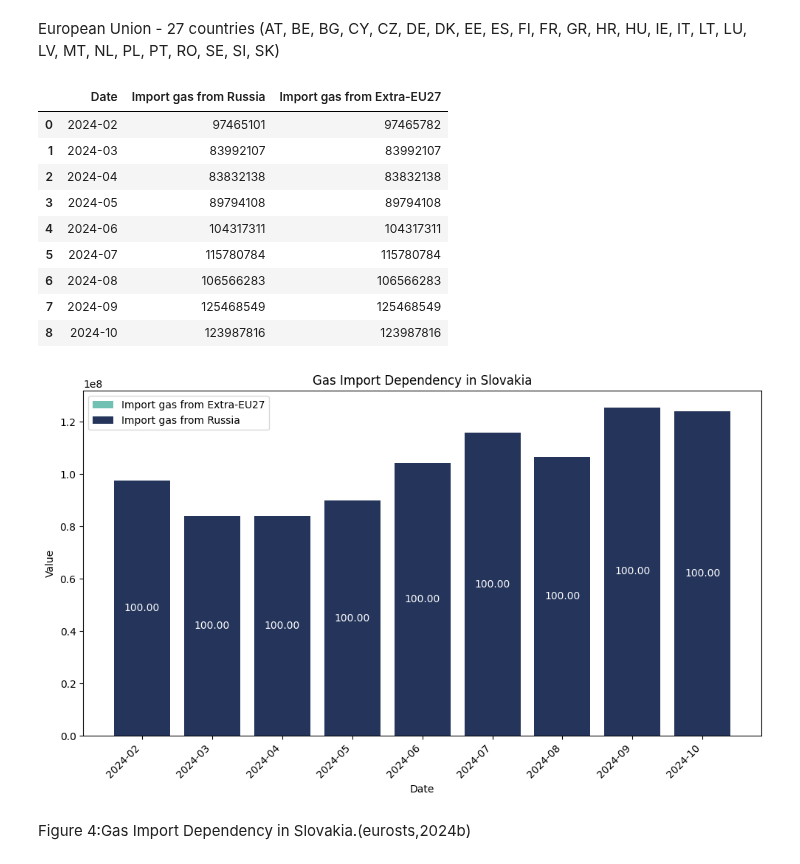
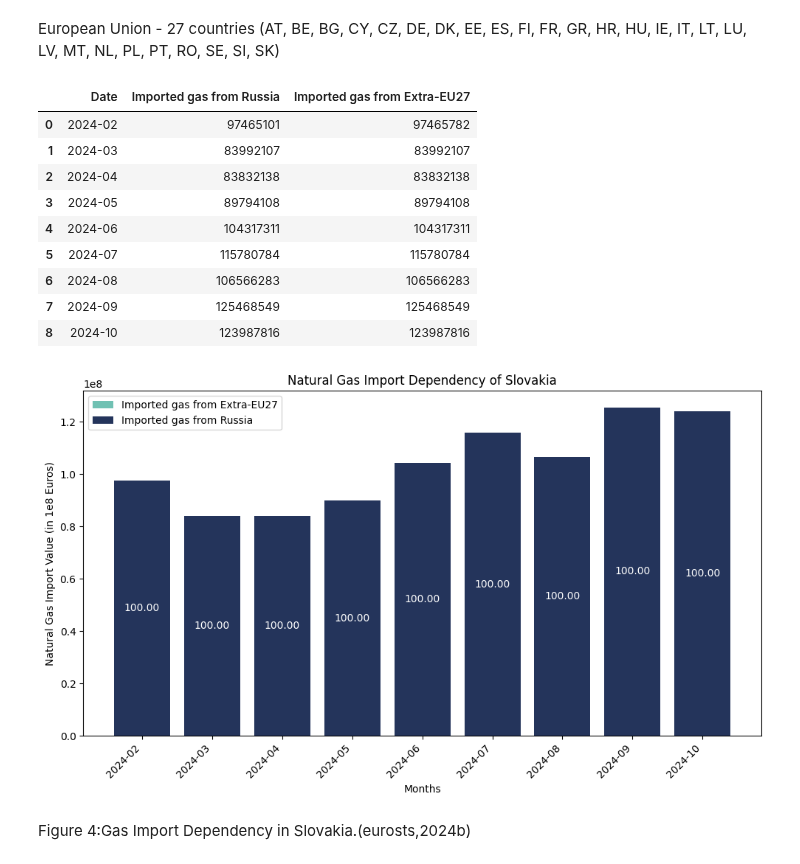
Before and after one commit to Anson422/Anson-Eva-Valerie, a Jupyter notebook: Stacked Bar Chart/H&S_gas_compare.ipynb, the cells around one changed output. Saved outputs shown, nothing was run; the diff lists cells and outputs as text; code cells hidden in the pictures.

```diff
--- a/Stacked Bar Chart/H&S_gas_compare.ipynb
+++ b/Stacked Bar Chart/H&S_gas_compare.ipynb
@@ -32,7 +32,7 @@ H_EXvalues = Hungary.loc[13]
 Hungary_data = pd.concat([H_date, H_RUvalues,H_EXvalues], axis=1)
 Hungary_data = Hungary_data.rename(columns=Hungary_data.iloc[0]).drop(Hungary_data.index[0])
 Hungary_data = Hungary_data.iloc[1:]
-Hungary_data = Hungary_data.rename(columns={'Russian Federation (Russia)': 'Import gas from Russia', 'TIME': 'Date',"Extra-EU27 (= 'WORLD' - 'EU27_2020_INTRA')":"Import gas from Extra-EU27"})
+Hungary_data = Hungary_data.rename(columns={'Russian Federation (Russia)': 'Imported gas from Russia', 'TIME': 'Date',"Extra-EU27 (= 'WORLD' - 'EU27_2020_INTRA')":"Imported gas from Extra-EU27"})
 Hungary_data.index = range(len(Hungary_data.index))
 Hungary_data = Hungary_data.loc[433:441]
 Hungary_data.index = range(len(Hungary_data.index))
@@ -54,18 +54,18 @@ Hungary_data
 plt.figure(figsize=(10, 6))
 
 # Calculate the proportion of Russian gas import
-Hungary_data['Proportion'] = Hungary_data['Import gas from Russia'] / Hungary_data['Import gas from Extra-EU27']*100
+Hungary_data['Proportion'] = Hungary_data['Imported gas from Russia'] / Hungary_data['Imported gas from Extra-EU27']*100
 
 # draw bar chart
 # First plot 'Import gas from Extra-EU27'
-plt.bar(Hungary_data['Date'], Hungary_data['Import gas from Extra-EU27'], color='#70C1B3',label='Import gas from Extra-EU27')
+plt.bar(Hungary_data['Date'], Hungary_data['Imported gas from Extra-EU27'], color='#70C1B3',label='Imported gas from Extra-EU27')
 # Then plot 'Import gas from Russia' on top
-plt.bar(Hungary_data['Date'], Hungary_data['Import gas from Russia'], color='#24345B',label='Import gas from Russia')
+plt.bar(Hungary_data['Date'], Hungary_data['Imported gas from Russia'], color='#24345B',label='Imported gas from Russia')
 
 # add titles
-plt.xlabel('Date')
-plt.ylabel('Value')
-plt.title('Gas Import Dependency in Hungary')
+plt.xlabel('Months')
+plt.ylabel('Natural Gas Import Value (in 1e8 Euros)')
+plt.title('Natural Gas Import Dependency of Hungary')
 plt.legend()
 
 # 45 degree rotate for nice to read
@@ -73,7 +73,7 @@ plt.xticks(rotation=45, ha='right')
 
 # Add proportion annotations
 for i, row in Hungary_data.iterrows():
-    plt.text(i, row['Import gas from Russia'] / 2, f"{row['Proportion']:.2f}", ha='center', va='center', color='white')
+    plt.text(i, row['Imported gas from Russia'] / 2, f"{row['Proportion']:.2f}", ha='center', va='center', color='white')
 
 # show the chart
 plt.tight_layout()
@@ -92,13 +92,13 @@ S_EXvalues = Slovakia.loc[13]
 Slovakia_data = pd.concat([S_date, S_RUvalues,S_EXvalues], axis=1)
 Slovakia_data = Slovakia_data.rename(columns=Slovakia_data.iloc[0]).drop(Slovakia_data.index[0])
 Slovakia_data = Slovakia_data.iloc[1:]
-Slovakia_data = Slovakia_data.rename(columns={'Russian Federation (Russia)': 'Import gas from Russia', 'TIME': 'Date',"Extra-EU27 (= 'WORLD' - 'EU27_2020_INTRA')":"Import gas from Extra-EU27"})
+Slovakia_data = Slovakia_data.rename(columns={'Russian Federation (Russia)': 'Imported gas from Russia', 'TIME': 'Date',"Extra-EU27 (= 'WORLD' - 'EU27_2020_INTRA')":"Imported gas from Extra-EU27"})
 Slovakia_data.index = range(len(Slovakia_data.index))
 Slovakia_data = Slovakia_data.loc[433:441]
 Slovakia_data.index = range(len(Slovakia_data.index))
 Slovakia_data
 # %% [output]
-|  | Date | Import gas from Russia | Import gas from Extra-EU27 |
+|  | Date | Imported gas from Russia | Imported gas from Extra-EU27 |
 | 0 | 2024-02 | 97465101 | 97465782 |
 | 1 | 2024-03 | 83992107 | 83992107 |
 | 2 | 2024-04 | 83832138 | 83832138 |
@@ -111,34 +111,34 @@ Slovakia_data
 # %%
 #Draw the chart for Hungary
 # set size,style
 plt.figure(figsize=(10, 6))
 
 # Calculate the proportion of Russian gas import
-Slovakia_data['Proportion'] = Slovakia_data['Import gas from Russia'] / Slovakia_data['Import gas from Extra-EU27']*100
+Slovakia_data['Proportion'] = Slovakia_data['Imported gas from Russia'] / Slovakia_data['Imported gas from Extra-EU27']*100
 
 # draw bar chart
 # First plot 'Import gas from Extra-EU27'
-plt.bar(Slovakia_data['Date'], Slovakia_data['Import gas from Extra-EU27'],color='#70C1B3', label='Import gas from Extra-EU27')
+plt.bar(Slovakia_data['Date'], Slovakia_data['Imported gas from Extra-EU27'],color='#70C1B3', label='Imported gas from Extra-EU27')
 # Then plot 'Import gas from Russia' on top
-plt.bar(Slovakia_data['Date'], Slovakia_data['Import gas from Russia'],color='#24345B',label='Import gas from Russia')
+plt.bar(Slovakia_data['Date'], Slovakia_data['Imported gas from Russia'],color='#24345B',label='Imported gas from Russia')
 
 # add titles
-plt.xlabel('Date')
-plt.ylabel('Value')
-plt.title('Gas Import Dependency in Slovakia')
+plt.xlabel('Months')
+plt.ylabel('Natural Gas Import Value (in 1e8 Euros)')
+plt.title('Natural Gas Import Dependency of Slovakia')
 plt.legend()
 
 # 45 degree rotate for nice to read
 plt.xticks(rotation=45, ha='right')
 
 # Add proportion annotations
 for i, row in Slovakia_data.iterrows():
-    plt.text(i, row['Import gas from Russia'] / 2, f"{row['Proportion']:.2f}", ha='center', va='center', color='white')
+    plt.text(i, row['Imported gas from Russia'] / 2, f"{row['Proportion']:.2f}", ha='center', va='center', color='white')
 
 # show the chart
 plt.tight_layout()
 plt.show()
 # %% [output]
-[figure, old version]
+[figure, new version]
 # %% [markdown]
 Figure 4:Gas Import Dependency in Slovakia.(eurosts,2024b)
```
Also changed, not shown: parts of 2 cells of this notebook.
